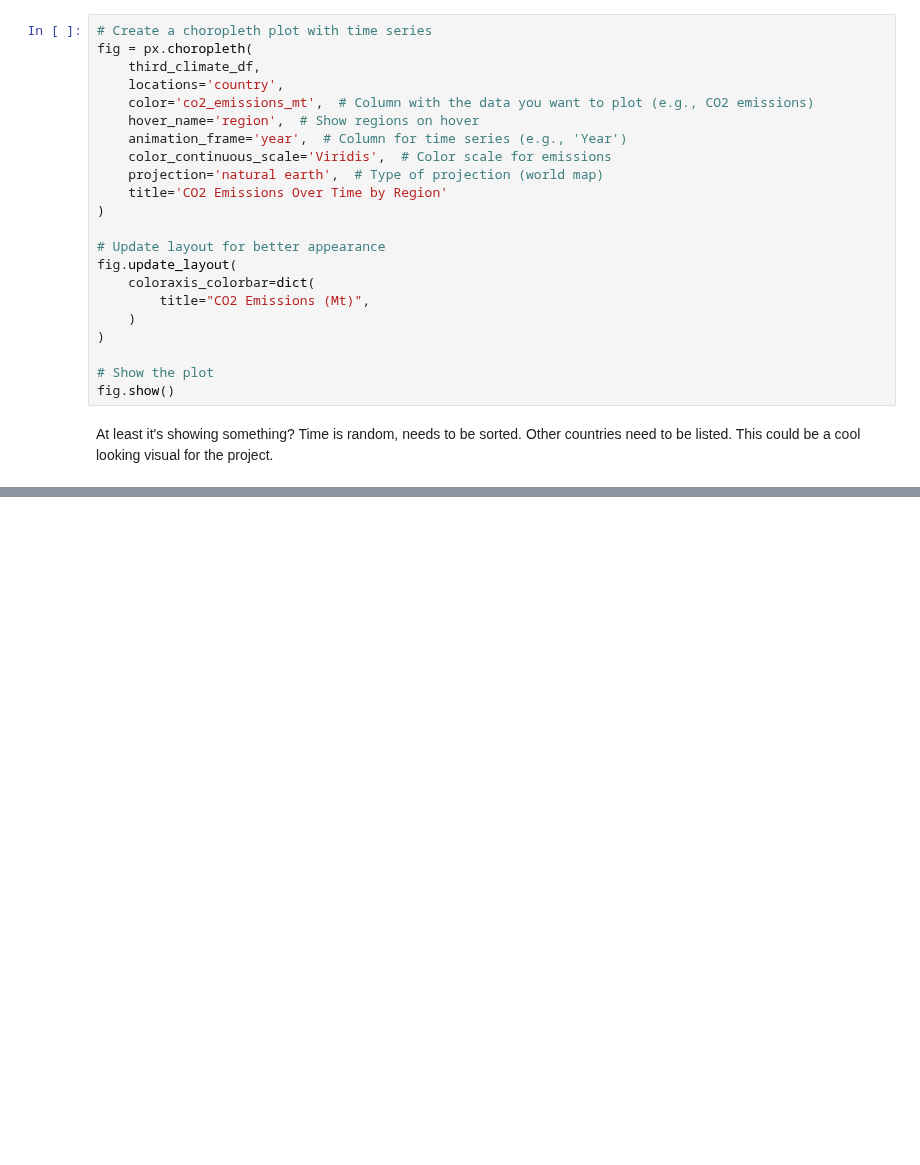
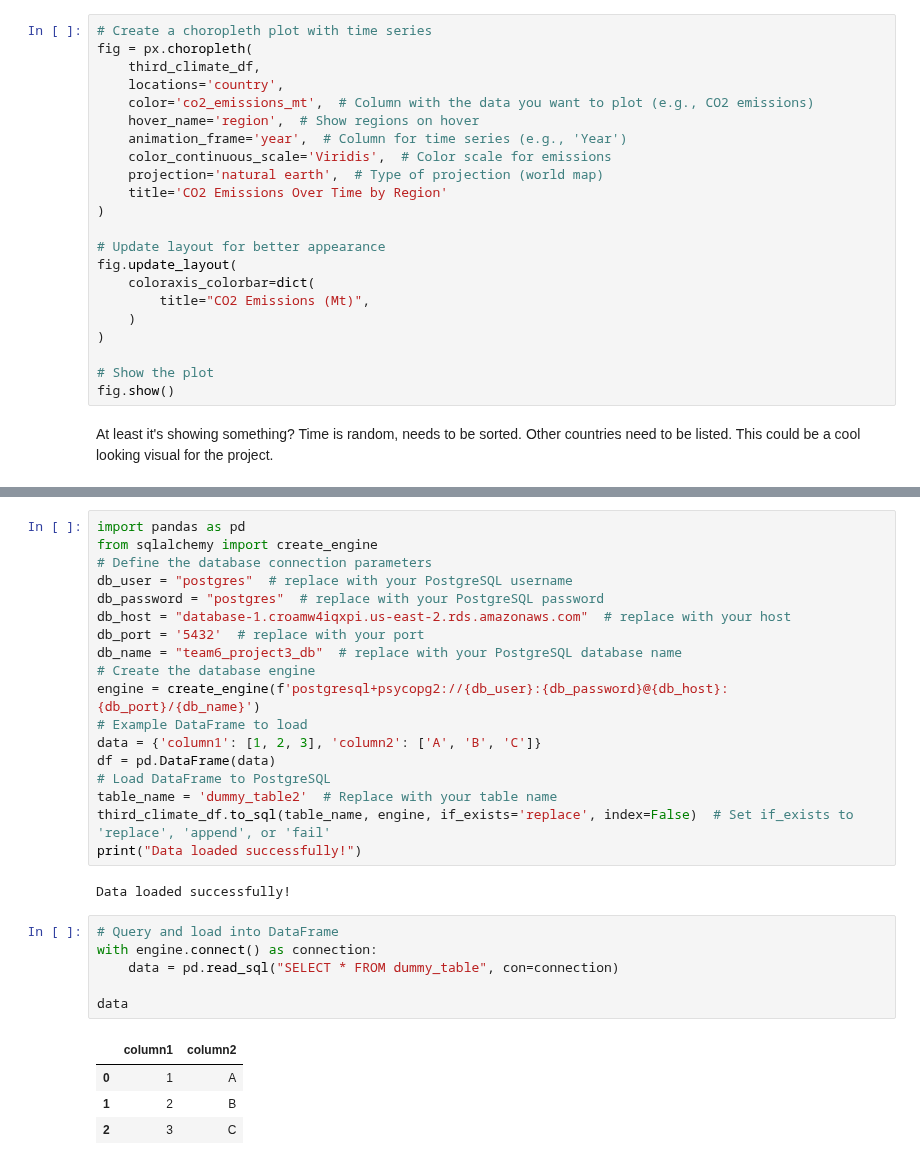
Before and after one commit to nickbartram/team6_project3, a Jupyter notebook: main.ipynb, the cells around one changed output, grey strips where cells are left out. Drawn from its saved outputs; the diff is of its cells as text; blank space fills up the shorter version.

```diff
--- a/main.ipynb
+++ b/main.ipynb
@@ -232,0 +240,31 @@ At least it's showing something? Time is random, needs to be sorted. Other count
+# %%
+import pandas as pd
+from sqlalchemy import create_engine
+# Define the database connection parameters
+db_user = "postgres"  # replace with your PostgreSQL username
+db_password = "postgres"  # replace with your PostgreSQL password
+db_host = "database-1.croamw4iqxpi.us-east-2.rds.amazonaws.com"  # replace with your host
+db_port = '5432'  # replace with your port
+db_name = "team6_project3_db"  # replace with your PostgreSQL database name
+# Create the database engine
+engine = create_engine(f'postgresql+psycopg2://{db_user}:{db_password}@{db_host}:{db_port}/{db_name}')
+# Example DataFrame to load
+data = {'column1': [1, 2, 3], 'column2': ['A', 'B', 'C']}
+df = pd.DataFrame(data)
+# Load DataFrame to PostgreSQL
+table_name = 'dummy_table2'  # Replace with your table name
+third_climate_df.to_sql(table_name, engine, if_exists='replace', index=False)  # Set if_exists to 'replace', 'append', or 'fail'
+print("Data loaded successfully!")
+# %% [output]
+Data loaded successfully!
+# %%
+# Query and load into DataFrame
+with engine.connect() as connection:
+    data = pd.read_sql("SELECT * FROM dummy_table", con=connection)
+
+data
+# %% [output]
+|  | column1 | column2 |
+| 0 | 1 | A |
+| 1 | 2 | B |
+| 2 | 3 | C |
```
Also changed, not shown: parts of 1 cell of this notebook, 1 other file.
